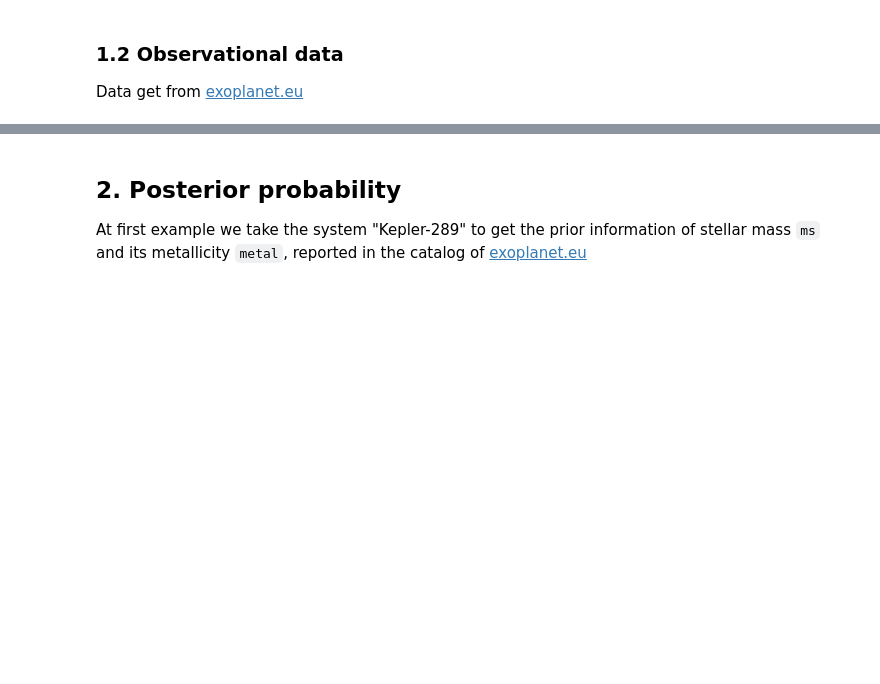
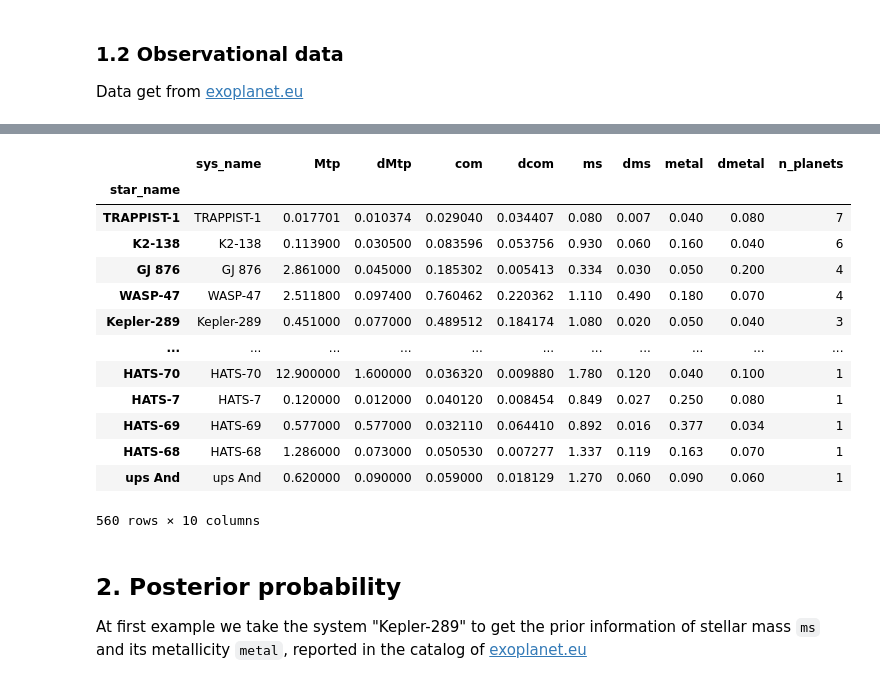
Before and after one commit to fjbautistas/kde_example, a Jupyter notebook: Marginal_Distributions.ipynb, the cells around one changed output, grey strips where cells are left out. Saved outputs shown, nothing was run; the diff lists cells and outputs as text; code cells hidden in the pictures; blank space fills up the shorter version.

```diff
--- a/Marginal_Distributions.ipynb
+++ b/Marginal_Distributions.ipynb
@@ -88,6 +104,23 @@ def NewData(data):
 obs_data = NewData(data_o)
 obs_data = obs_data.assign(n_planets = number)
 obs_data = obs_data.sort_values(by=['n_planets'], ascending=False)
+# %%
+obs_data
+# %% [output]
+|  | sys_name | Mtp | dMtp | com | dcom | ms | dms | metal | dmetal | n_planets |
+| star_name |  |  |  |  |  |  |  |  |  |  |
+| TRAPPIST-1 | TRAPPIST-1 | 0.017701 | 0.010374 | 0.029040 | 0.034407 | 0.080 | 0.007 | 0.040 | 0.080 | 7 |
+| K2-138 | K2-138 | 0.113900 | 0.030500 | 0.083596 | 0.053756 | 0.930 | 0.060 | 0.160 | 0.040 | 6 |
+| GJ 876 | GJ 876 | 2.861000 | 0.045000 | 0.185302 | 0.005413 | 0.334 | 0.030 | 0.050 | 0.200 | 4 |
+| WASP-47 | WASP-47 | 2.511800 | 0.097400 | 0.760462 | 0.220362 | 1.110 | 0.490 | 0.180 | 0.070 | 4 |
+| Kepler-289 | Kepler-289 | 0.451000 | 0.077000 | 0.489512 | 0.184174 | 1.080 | 0.020 | 0.050 | 0.040 | 3 |
+| ... | ... | ... | ... | ... | ... | ... | ... | ... | ... | ... |
+| HATS-70 | HATS-70 | 12.900000 | 1.600000 | 0.036320 | 0.009880 | 1.780 | 0.120 | 0.040 | 0.100 | 1 |
+| HATS-7 | HATS-7 | 0.120000 | 0.012000 | 0.040120 | 0.008454 | 0.849 | 0.027 | 0.250 | 0.080 | 1 |
+| HATS-69 | HATS-69 | 0.577000 | 0.577000 | 0.032110 | 0.064410 | 0.892 | 0.016 | 0.377 | 0.034 | 1 |
+| HATS-68 | HATS-68 | 1.286000 | 0.073000 | 0.050530 | 0.007277 | 1.337 | 0.119 | 0.163 | 0.070 | 1 |
+| ups And | ups And | 0.620000 | 0.090000 | 0.059000 | 0.018129 | 1.270 | 0.060 | 0.090 | 0.060 | 1 |
+560 rows × 10 columns
 # %%
 #obs_data.to_csv(r"data/observations.csv", index = False)
 # %%
```
Also changed, not shown: parts of 1 cell of this notebook, 10 other files.
